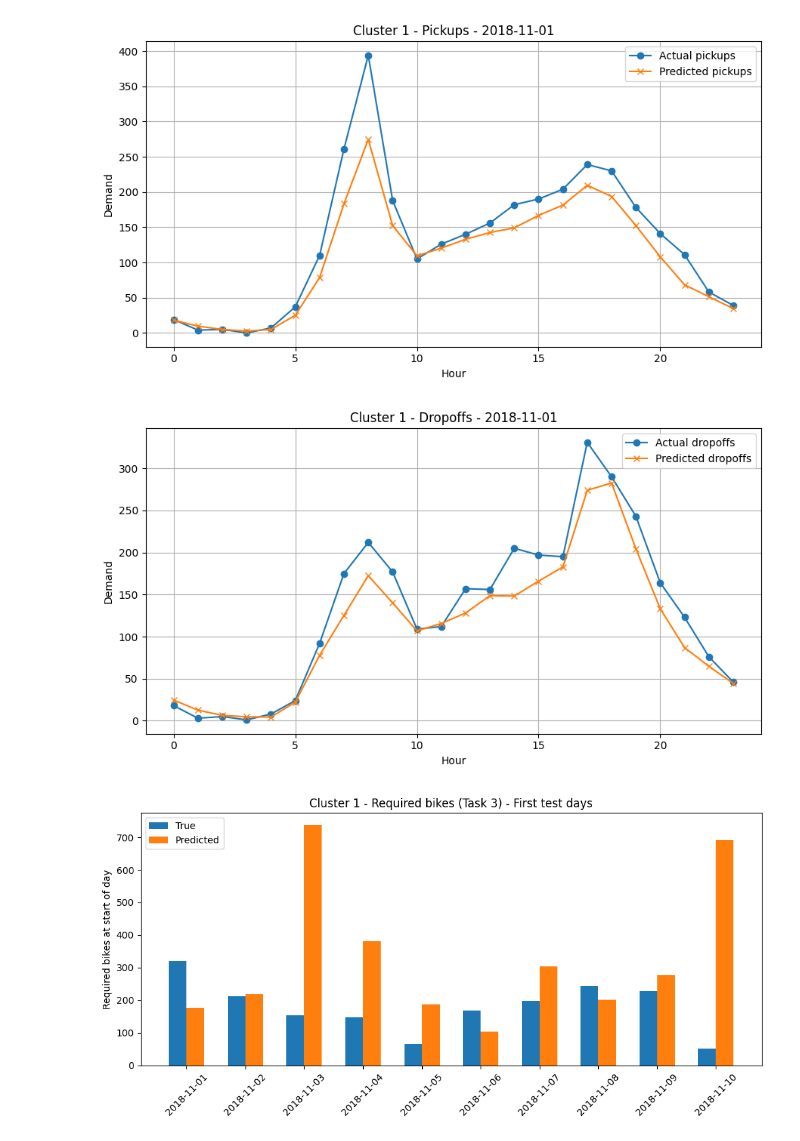
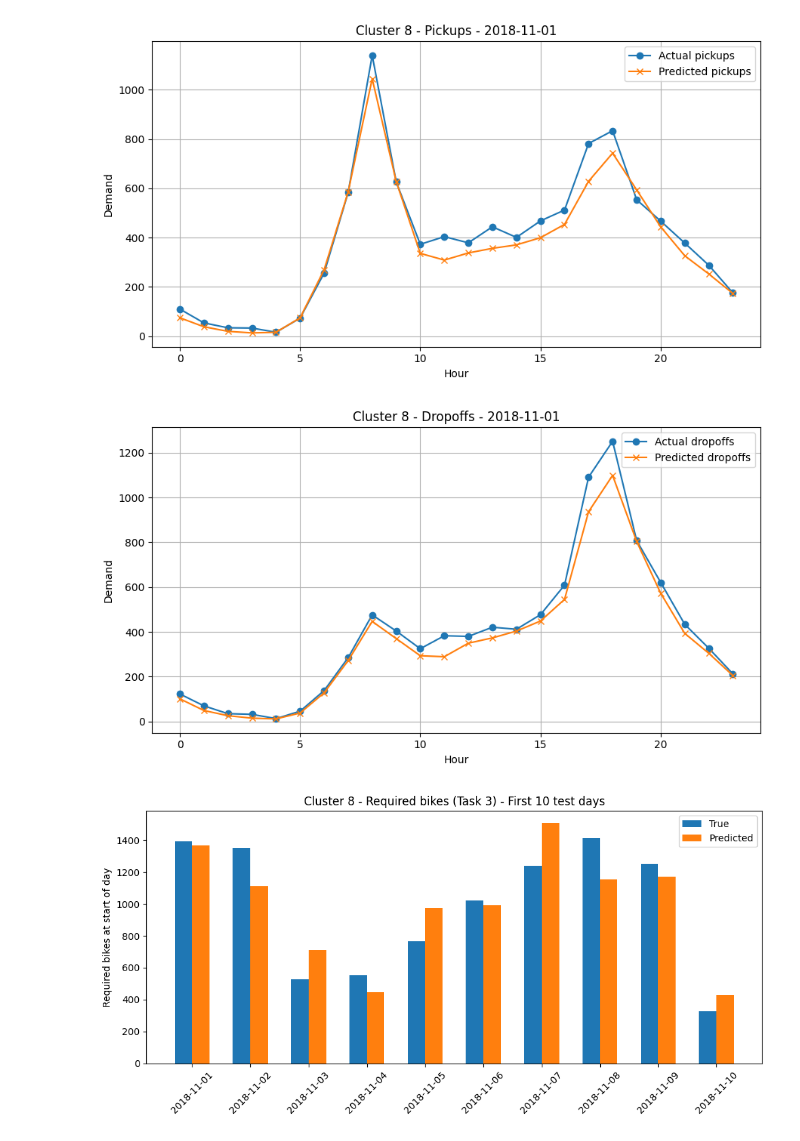
Before and after one commit to tomasvenda/Intro_to_BA, a Jupyter notebook: mlp_demand_prediction.ipynb, the cells around one changed output. Saved outputs shown, nothing was run; the diff lists cells and outputs as text; code cells hidden in the pictures.

```diff
--- a/mlp_demand_prediction.ipynb
+++ b/mlp_demand_prediction.ipynb
@@ -55,7 +55,7 @@ from sklearn.metrics import mean_squared_error, mean_absolute_error
 DATA_PATH = Path("bike_data_clean.parquet")
 
 # Clusters to model (modify this list to select other clusters)
-CLUSTERS_TO_MODEL = [0, 1]
+CLUSTERS_TO_MODEL = [0, 8]
 
 
 # ------------------------------------------------------------
@@ -139,27 +139,26 @@ def build_hourly_demand_for_cluster(df: pd.DataFrame, cluster_id: int) -> pd.Dat
 def build_supervised_from_hourly(
     hourly_df: pd.DataFrame,
 ) -> Tuple[np.ndarray, np.ndarray, np.ndarray, pd.DatetimeIndex]:
-    """
-    From hourly demand (pickups/dropoffs), build a supervised dataset
-    at the daily level.
+    """Builds the supervised dataset at the day level.
 
-    For each day d, we build a pair (X_d, y_d) where:
-
-        X_d  = [24h pickups(d), 24h dropoffs(d), weekday(d+1), month(d+1)]
+    For each day d:
+        X_d  = [
+            24h pickups(d),
+            24h dropoffs(d),
+            24h pickups(d-7),
+            24h dropoffs(d-7),
+            weekday(d+1),
+            is_weekend(d+1),
+            month(d+1)
+        ]
         y_d  = 24h pickups(d+1)
         y2_d = 24h dropoffs(d+1)
-
-    Returns:
-        X   : matrix (n_samples, 50)
-        Yp  : matrix (n_samples, 24)  -> pickups on the next day
-        Yd  : matrix (n_samples, 24)  -> dropoffs on the next day
-        pred_dates : index of dates for the predicted days (d+1)
     """
     # Pivot to day x hour matrices
     daily_p = hourly_df.pivot(index="date", columns="hour", values="pickups")
     daily_d = hourly_df.pivot(index="date", columns="hour", values="dropoffs")
 
-    # Make sure that all columns 0..23 exist
+    # Ensure all columns 0..23 exist
     for h in range(24):
         if h not in daily_p.columns:
             daily_p[h] = 0.0
@@ -179,16 +178,26 @@ def build_supervised_from_hourly(
     Yd_list: List[np.ndarray] = []
     pred_dates: List[pd.Timestamp] = []
 
-    for i in range(len(dates) - 1):
+    # Start from 7 to allow for weekly lag
+    for i in range(7, len(dates) - 1):
         d = dates[i]
         d_next = dates[i + 1]
+        d_last_week = d_next - pd.Timedelta(days=7)
+        # Same day of week as d_next, but 1 week prior
 
-        # Features: 24h pickups(d) + 24h dropoffs(d) + calendar of d+1
+        is_weekend = 1.0 if d_next.weekday() >= 5 else 0.0
+
+        # Features:
+        # 1. Yesterday's demand (d)
+        # 2. Last week's demand (d_last_week)
+        # 3. Calendar features of target day (d_next)
         X_vec = np.concatenate(
             [
                 daily_p.loc[d].values.astype("float32"),
                 daily_d.loc[d].values.astype("float32"),
-                np.array([d_next.weekday(), d_next.month], dtype="float32"),
+                daily_p.loc[d_last_week].values.astype("float32"),
+                daily_d.loc[d_last_week].values.astype("float32"),
+                np.array([d_next.weekday(), is_weekend, d_next.month], dtype="float32"),
             ]
         )
 
@@ -207,7 +216,6 @@ def build_supervised_from_hourly(
     pred_dates = pd.to_datetime(pred_dates)
 
     return X, Yp, Yd, pred_dates
-
 
 def split_train_test(
     X: np.ndarray,
@@ -346,11 +354,13 @@ def evaluate_cluster_with_mlp(
     mlp_pickups, scaler_p = train_mlp(X_train, Yp_train)
     X_test_scaled_p = scaler_p.transform(X_test)
     Yp_pred_test = mlp_pickups.predict(X_test_scaled_p)
+    #Yp_pred_test = np.maximum(Yp_pred_test, 0)
 
     print("[INFO] Training MLP for dropoffs ...")
     mlp_dropoffs, scaler_d = train_mlp(X_train, Yd_train)
     X_test_scaled_d = scaler_d.transform(X_test)
     Yd_pred_test = mlp_dropoffs.predict(X_test_scaled_d)
+    #Yd_pred_test = np.maximum(Yp_pred_test, 0)
 
     # --------------------- Metrics ---------------------
     rmse_p = np.sqrt(mean_squared_error(Yp_test.ravel(), Yp_pred_test.ravel()))
@@ -438,7 +448,7 @@ def evaluate_cluster_with_mlp(
     plt.xticks(x, date_labels, rotation=45)
 
     plt.ylabel("Required bikes at start of day")
-    plt.title(f"Cluster {cluster_id} - Required bikes (Task 3) - First test days")
+    plt.title(f"Cluster {cluster_id} - Required bikes (Task 3) - First 10 test days")
     plt.legend()
     plt.tight_layout()
 
@@ -523,3 +533,3 @@ CLUSTER 1 - Building hourly demand ...
-[figure, old version]
+[figure, new version]
-[figure, old version]
+[figure, new version]
-[figure, old version]
+[figure, new version]
```
Also changed, not shown: parts of 1 cell of this notebook.
